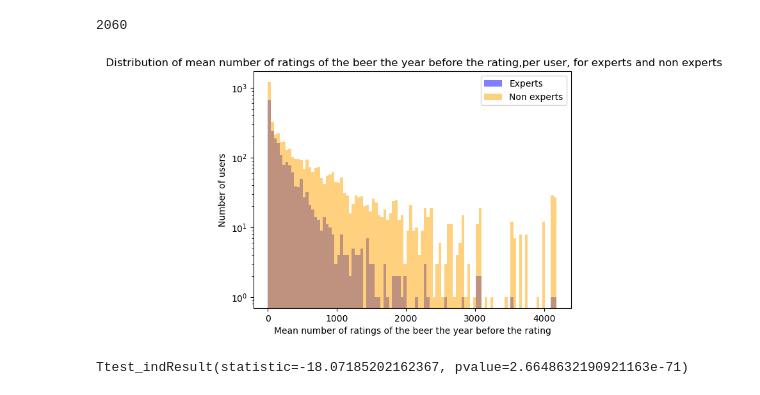
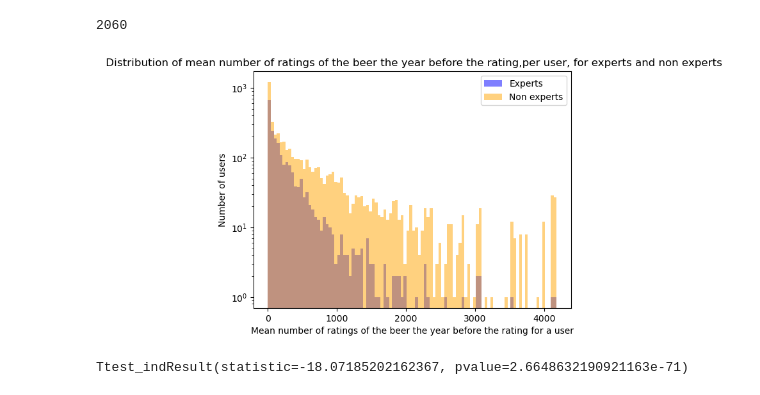
Before and after one commit to epfl-ada/ada-2023-project-remontada, a Jupyter notebook: code/main_alexi.ipynb, the cells around one changed output. Saved outputs shown, nothing was run; the diff lists cells and outputs as text; code cells hidden in the pictures.

```diff
--- a/code/main_alexi.ipynb
+++ b/code/main_alexi.ipynb
@@ -301,8 +305,5 @@ df_advocate_ratings.shape
 # %%
 sample_df_advocate_ratings=df_advocate_ratings.sample(100000,random_state=42)
-# %%
-sample_df_advocate_ratings["date"]=pd.to_datetime(sample_df_advocate_ratings["date"],unit="s")
-sample_df_advocate_ratings["year"]=sample_df_advocate_ratings["date"].dt.year
 # %%
 
 mean_nbr_ratings_over_years=[]
@@ -404,4 +400,4 @@ def filter_year_and_add_is_expert(df,YEAR,quantile_to_be_expert=0.95):
     experts_2016=nbr_ratings_per_year_and_user[:,YEAR-1].loc[nbr_ratings_per_year_and_user[:,YEAR-1]>threshold_expert_2016].index.values
     df_ratings_this_year=df.loc[df["year"]==YEAR]
     df_ratings_this_year["is_expert"] = df_ratings_this_year["user_id"].isin(experts_2016).astype(int)
-    return df_ratings_this_year
+    return df_ratings_this_year,experts_2016
@@ -425,0 +404,3 @@ See the caveats in the documentation: https://pandas.pydata.org/pandas-docs/stab
+# %%
+YEAR=2015
+sample_df_advocate_ratings_this_year,experts_ids=filter_year_and_add_is_expert(sample_df_advocate_ratings,2015,quantile_to_be_expert=0.95)
@@ -462,13 +471,13 @@ len(mean_nbr_ratings_years_minus_one_per_user_experts)
 # %%
 plt.hist(mean_nbr_ratings_years_minus_one_per_user_experts,bins=100,log=True,alpha=0.5,color="b",label="Experts")
 plt.hist(mean_nbr_ratings_years_minus_one_per_user_non_experts,bins=100,log=True,alpha=0.5,color="orange",label="Non experts")
 plt.legend()
-plt.xlabel("Mean number of ratings of the beer the year before the rating")
+plt.xlabel("Mean number of ratings of the beer the year before the rating for a user")
 plt.ylabel("Number of users")
 plt.title(" Distribution of mean number of ratings of the beer the year before the rating,per user, for experts and non experts")
 plt.show()
 # %% [output]
-[figure, old version]
+[figure, new version]
 # %%
 ttest_ind(mean_nbr_ratings_years_minus_one_per_user_experts,mean_nbr_ratings_years_minus_one_per_user_non_experts)
 # %% [output]
```
Also changed, not shown: parts of 44 cells of this notebook, 1 other file.
